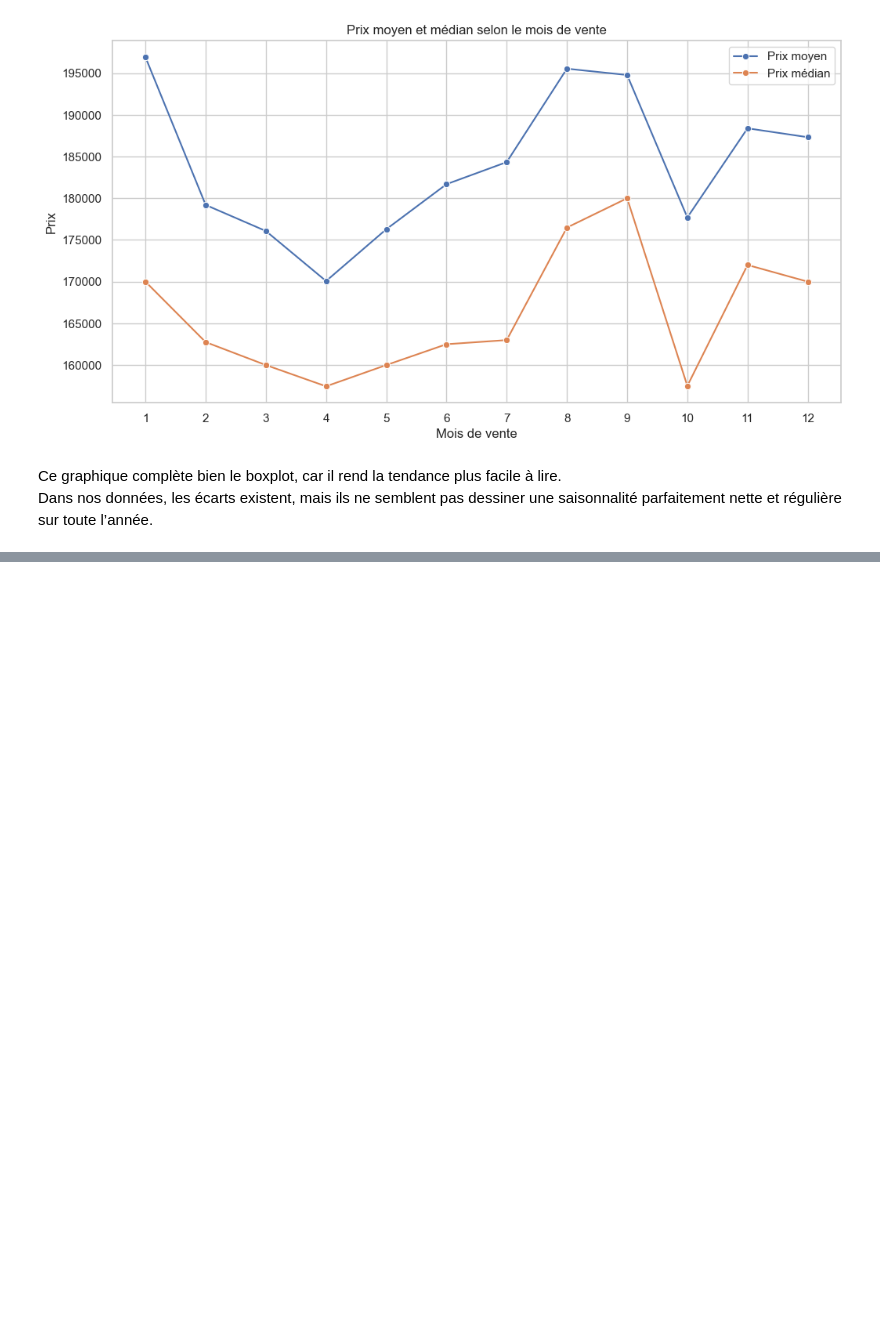
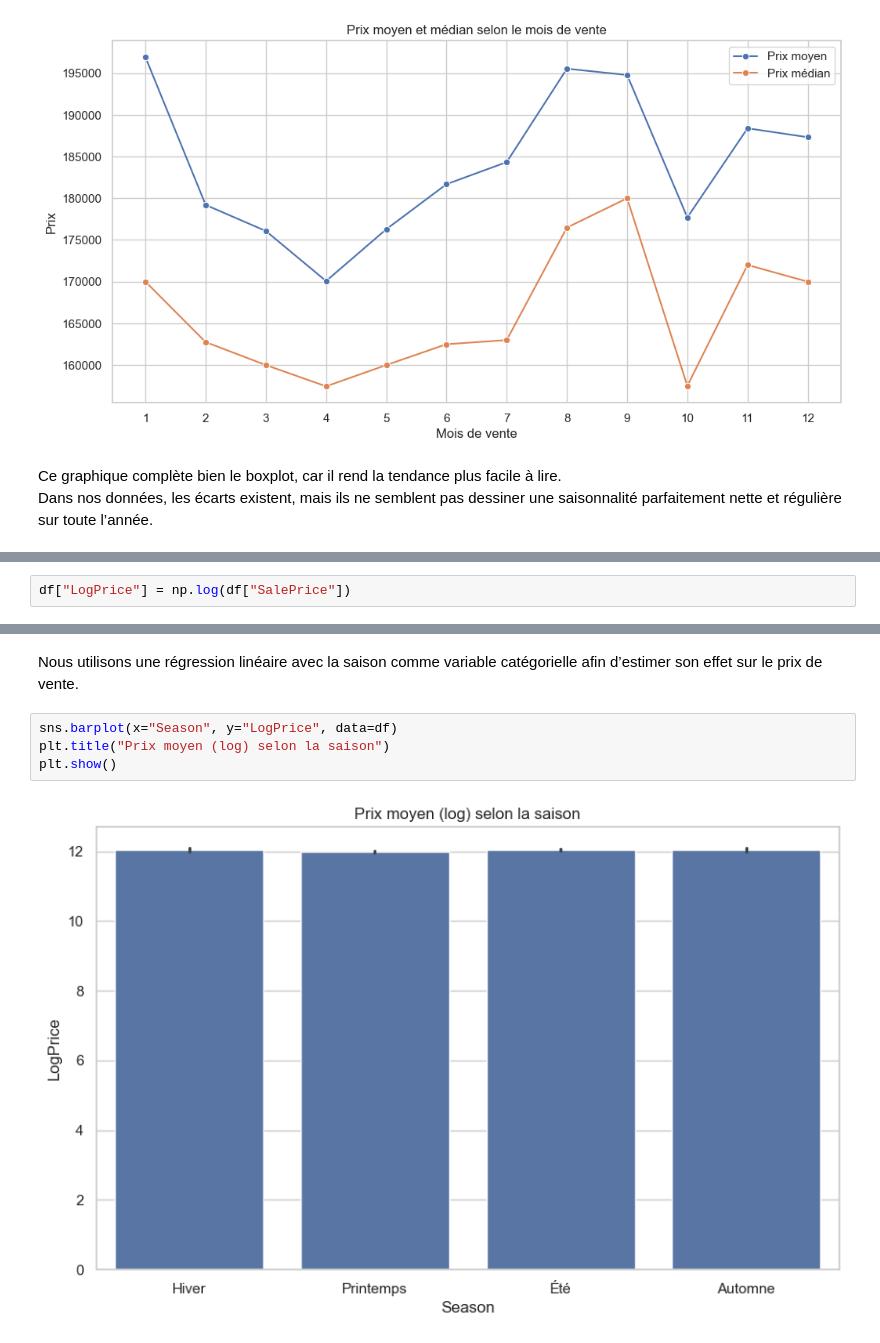
Before and after one commit to AnjaraAndriatseheno/Exo_Visualisation, a Jupyter notebook: oral.ipynb, the cells around one changed output, grey strips where cells are left out. Cells and saved outputs as stored; diff of their text form; blank space fills up the shorter version.

```diff
--- a/oral.ipynb
+++ b/oral.ipynb
@@ -201,0 +258,2 @@ Dans nos données, les écarts existent, mais ils ne semblent pas dessiner une s
+# %%
+df["LogPrice"] = np.log(df["SalePrice"])
@@ -201,0 +283,8 @@ Dans nos données, les écarts existent, mais ils ne semblent pas dessiner une s
+# %% [markdown]
+Nous utilisons une régression linéaire avec la saison comme variable catégorielle afin d’estimer son effet sur le prix de vente.
+# %%
+sns.barplot(x="Season", y="LogPrice", data=df)
+plt.title("Prix moyen (log) selon la saison")
+plt.show()
+# %% [output]
+[figure, added]
```
Also changed, not shown: parts of 11 cells of this notebook, 2 other files.
